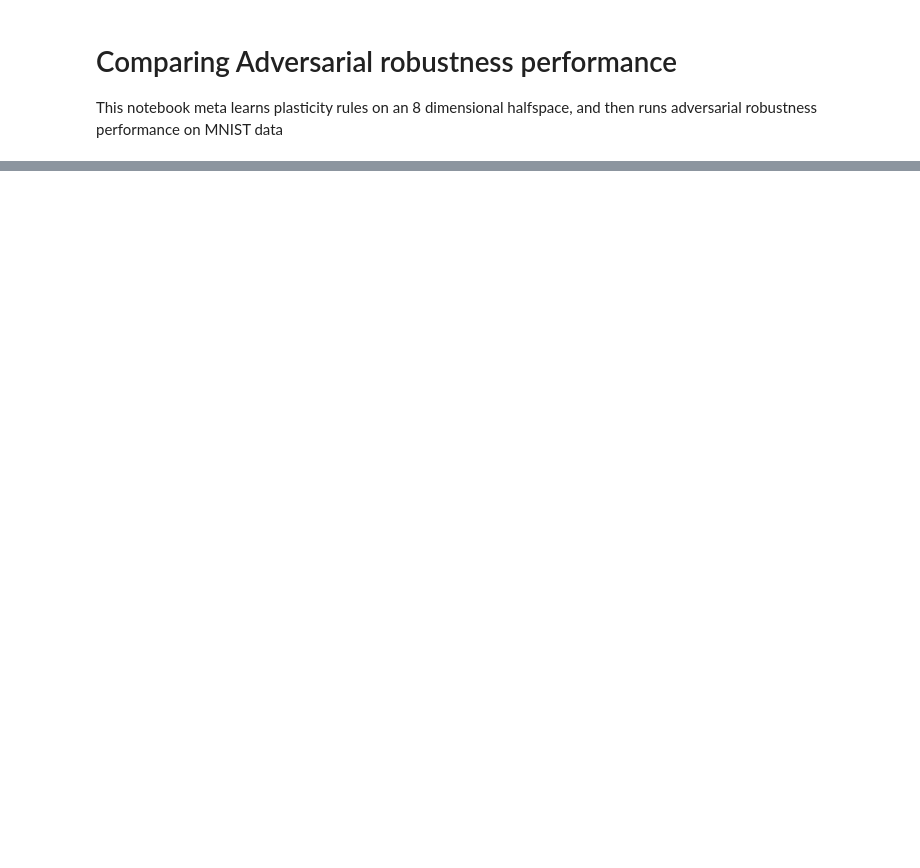
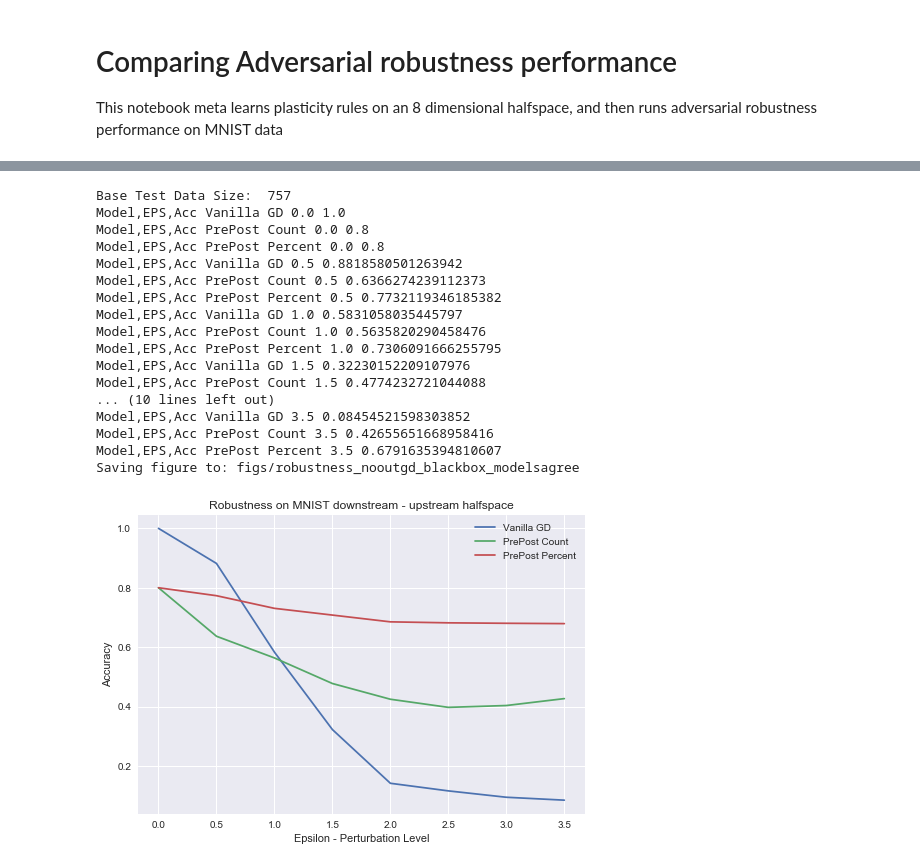
Before and after one commit to saykartik/assemblies, a Jupyter notebook: BrainNet/notebooks/FF_experiments_adversarial.ipynb, the cells around one changed output, grey strips where cells are left out. Cells and saved outputs as stored; diff of their text form; code cells hidden in the pictures; blank space fills up the shorter version.

```diff
--- a/BrainNet/notebooks/FF_experiments_adversarial.ipynb
+++ b/BrainNet/notebooks/FF_experiments_adversarial.ipynb
@@ -366,0 +309,22 @@ Saving figure to: figs/robustness_comparison_uphalfspace_downmnist
+# %%
+m = [ 'Vanilla GD', 'PrePost Count', 'PrePost Percent'  ]
+plot_robustness( m, gd_adversary_model='Vanilla GD', save_suffix='nooutgd_blackbox_modelsagree',filter_good=True )
+# %% [output]
+Base Test Data Size:  757
+Model,EPS,Acc Vanilla GD 0.0 1.0
+Model,EPS,Acc PrePost Count 0.0 0.8
+Model,EPS,Acc PrePost Percent 0.0 0.8
+Model,EPS,Acc Vanilla GD 0.5 0.8818580501263942
+Model,EPS,Acc PrePost Count 0.5 0.6366274239112373
+Model,EPS,Acc PrePost Percent 0.5 0.7732119346185382
+Model,EPS,Acc Vanilla GD 1.0 0.5831058035445797
+Model,EPS,Acc PrePost Count 1.0 0.5635820290458476
+Model,EPS,Acc PrePost Percent 1.0 0.7306091666255795
+Model,EPS,Acc Vanilla GD 1.5 0.32230152209107976
+Model,EPS,Acc PrePost Count 1.5 0.4774232721044088
+... (10 lines left out)
+Model,EPS,Acc Vanilla GD 3.5 0.08454521598303852
+Model,EPS,Acc PrePost Count 3.5 0.42655651668958416
+Model,EPS,Acc PrePost Percent 3.5 0.6791635394810607
+Saving figure to: figs/robustness_nooutgd_blackbox_modelsagree
+[figure, added]
```
Also changed, not shown: parts of 30 cells of this notebook, 21 other files.
